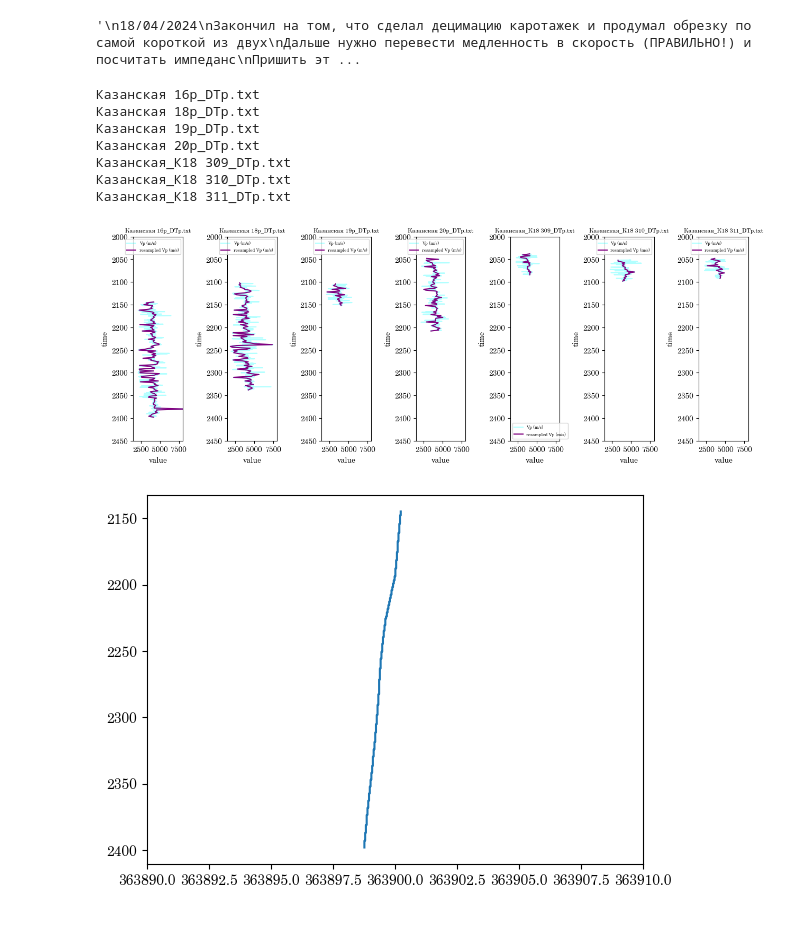
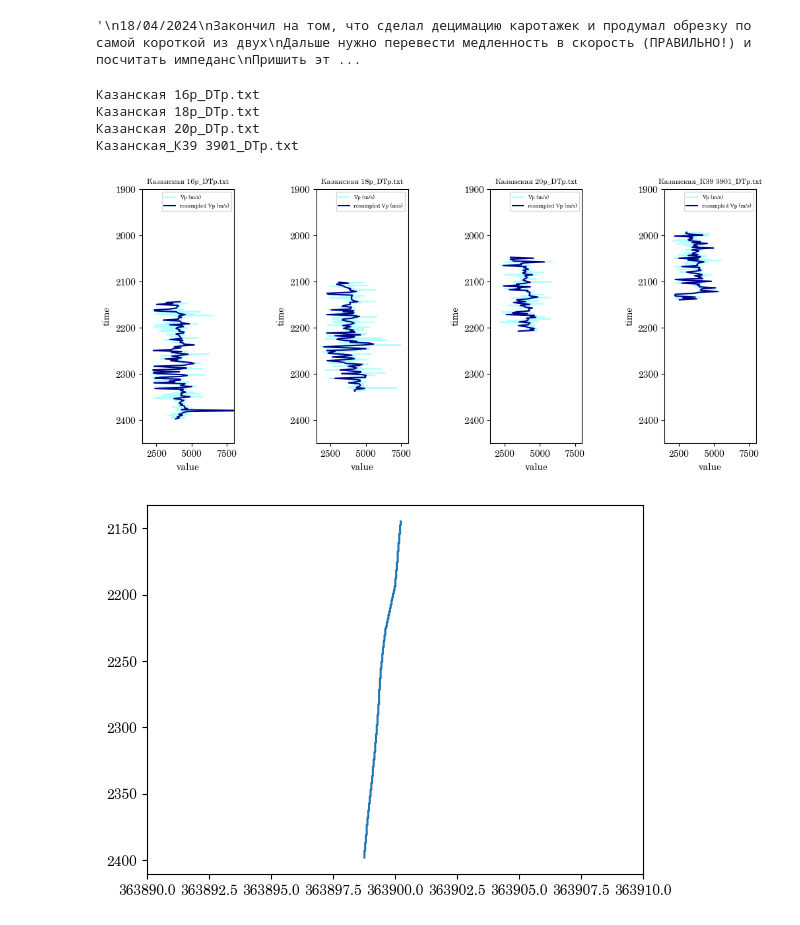
Before and after one commit to grxoxl/inversion, a Jupyter notebook: acoustic_inversion/kazan_data/data_preparation.ipynb, the cells around one changed output. Saved outputs shown, nothing was run; the diff lists cells and outputs as text; code cells hidden in the pictures.

```diff
--- a/acoustic_inversion/kazan_data/data_preparation.ipynb
+++ b/acoustic_inversion/kazan_data/data_preparation.ipynb
@@ -205,10 +205,12 @@ plt.plot(wells[2].data["time"], 1e6/wells[2].data["dtp"])
 [figure]
 # %%
 """np.r_ is a short concatenation method"""
-x_decimated = [np.r_['r', interp(wells[i].data["time"], 1e6/wells[i].data["x"], 2, kind = "nearest-up")].T for i in range(dir_df.shape[0])]
+x_decimated = [np.r_['r', interp(wells[i].data["time"], 1e6/wells[i].data["x"], 2, kind = "nearest")].T for i in range(dir_df.shape[0])]
 
-y_decimated = [np.r_['r', interp(wells[i].data["time"], 1e6/wells[i].data["y"], 2, kind = "nearest-up")].T for i in range(dir_df.shape[0])]
+y_decimated = [np.r_['r', interp(wells[i].data["time"], 1e6/wells[i].data["y"], 2, kind = "nearest")].T for i in range(dir_df.shape[0])]
 
-dtp_decimated = [np.r_['r', interp(wells[i].data["time"], 1e6/wells[i].data["dtp"], 2, kind = "nearest-up")].T for i in range(dir_df.shape[0])]
+dtp_decimated = [np.r_['r', interp(wells[i].data["time"], 1e6/wells[i].data["dtp"], 2, kind = "nearest")].T for i in range(dir_df.shape[0])]
 
-rhob_decimated = [np.r_['r', interp(wells[i].data["time"], wells[i].data["rhob"], 2, kind = "nearest-up")].T for i in range(dir_df.shape[0])]
+rhob_decimated = [np.r_['r', interp(wells[i].data["time"], wells[i].data["rhob"], 2, kind = "nearest")].T for i in range(dir_df.shape[0])]
+
+ai_decimated = [np.array(dtp_decimated[i][:, 1])*np.array(rhob_decimated[i][:, 1]) for i in range(dir_df.shape[0])]
@@ -260,34 +251,33 @@ for i in range(dir_df.shape[0]):
                 "impedance" : ai_decimated[i]
                 }
 # %%
-plt.figure(figsize = (15, 5))
+plt.figure(figsize = (12, 5))
 
-w_num =  2
-for i in range(2, 9, 1):
-    plt.subplot(1, 7, i - 1)
+
+w_num =  [2, 3, 5, 33]
+# for i in range(30, 40, 1):
+for sub, i in enumerate(w_num):
+    plt.subplot(1, len(w_num), sub + 1)
     plt.subplots_adjust(wspace=0.9, hspace=0.4)
     print(wells[i].name_dtp)
 
     plt.plot(1e6/wells[i].data["dtp"], wells[i].data["time"],  c = "aqua", alpha = .3, label = "Vp (m/s)")
-    plt.plot(wells[i].data_decimated["dtp"], wells[i].data_decimated["time"], c = "purple",  label = "resampled Vp (m/s)")
+    plt.plot(wells[i].data_decimated["dtp"], wells[i].data_decimated["time"], c = "darkblue",  label = "resampled Vp (m/s)")
 
 
-    plt.ylim([2000, 2450])
+    plt.ylim([1900, 2450])
     plt.xlim([1500, 8000])
     plt.gca().invert_yaxis()
     plt.legend(loc = 0, fontsize = 6)
     plt.title("%16s" % wells[i].name_dtp, fontsize = 8)
     plt.ylabel("time")
     plt.xlabel("value")
 # %% [output]
 Казанская 16р_DTp.txt
 Казанская 18р_DTp.txt
-Казанская 19р_DTp.txt
 Казанская 20р_DTp.txt
-Казанская_К18 309_DTp.txt
-Казанская_К18 310_DTp.txt
-Казанская_К18 311_DTp.txt
+Казанская_К39 3901_DTp.txt
-[figure, old version]
+[figure, new version]
 # %%
 plt.plot(dtp[2][:, 0], dtp[2][:, 2])
 plt.xlim([3.6389*1e5, 3.6391*1e5])
```
Also changed, not shown: parts of 2 cells of this notebook.
